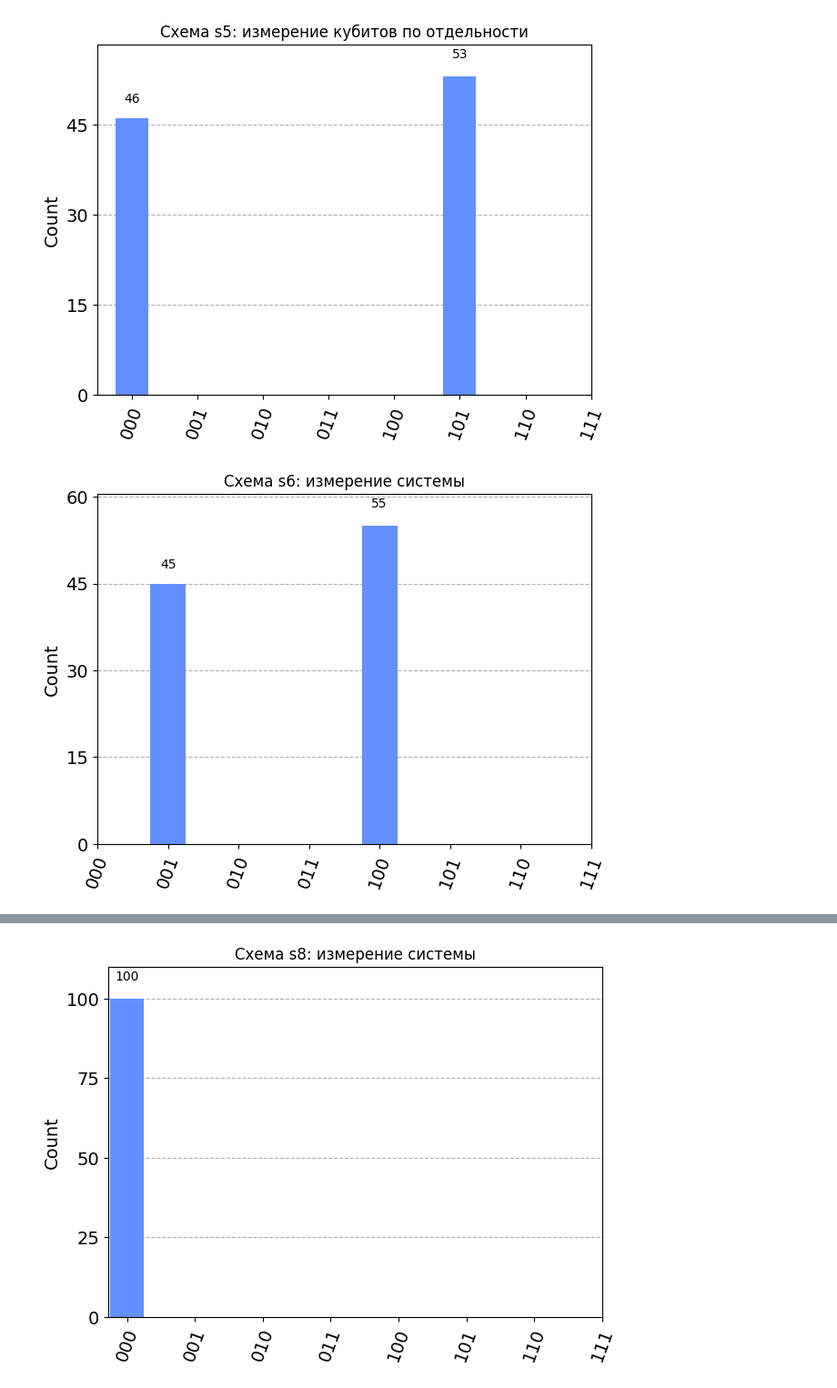
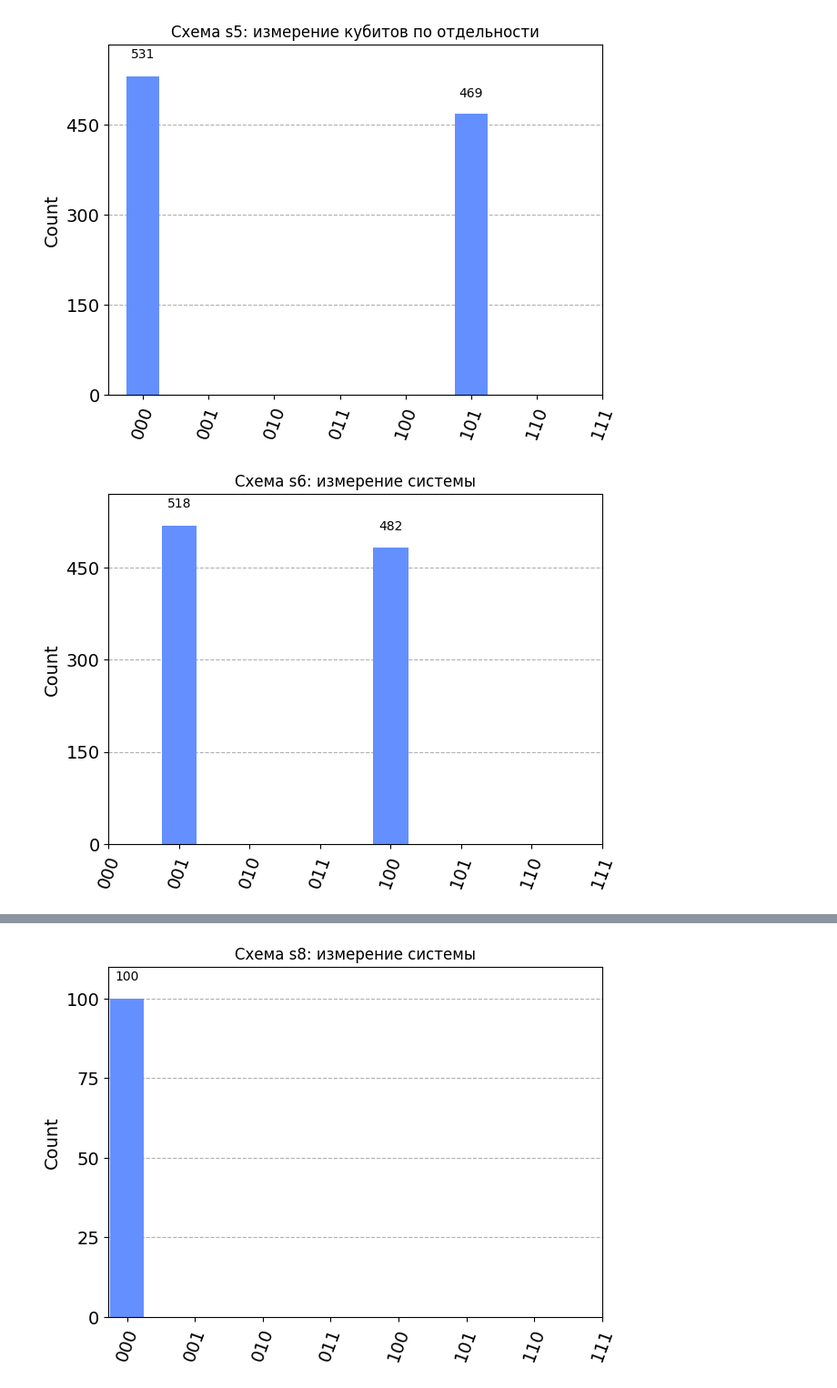
Before and after one commit to aaldebarann/qSimulator, a Jupyter notebook: measure.ipynb, the cells around one changed output, grey strips where cells are left out. Shown at 91% size. Cells and saved outputs as stored; diff of their text form; code cells hidden in the pictures.

```diff
--- a/measure.ipynb
+++ b/measure.ipynb
@@ -133,31 +133,31 @@ plot_histogram(counts, title="Схема s5: измерение системы")
 # %%
 counts = {
-    "000": 46,
+    "000": 531,
     "001": 0,
     "010": 0,
     "011": 0,
     "100": 0,
-    "101": 53,
+    "101": 469,
     "110": 0,
     "111": 0,
 }
 plot_histogram(counts, title="Схема s5: измерение кубитов по отдельности")
 # %% [output]
-[figure, old version]
+[figure, new version]
 # %%
 counts = {
     "000": 0,
-    "001": 45,
+    "001": 518,
     "010": 0,
     "011": 0,
-    "100": 55,
+    "100": 482,
     "101": 0,
     "110": 0,
     "111": 0,
 }
 plot_histogram(counts, title="Схема s6: измерение системы")
 # %% [output]
-[figure, old version]
+[figure, new version]
 # %%
 print("s6 - single qubit measure")
 counts = {
```
Also changed, not shown: parts of 15 cells of this notebook.
